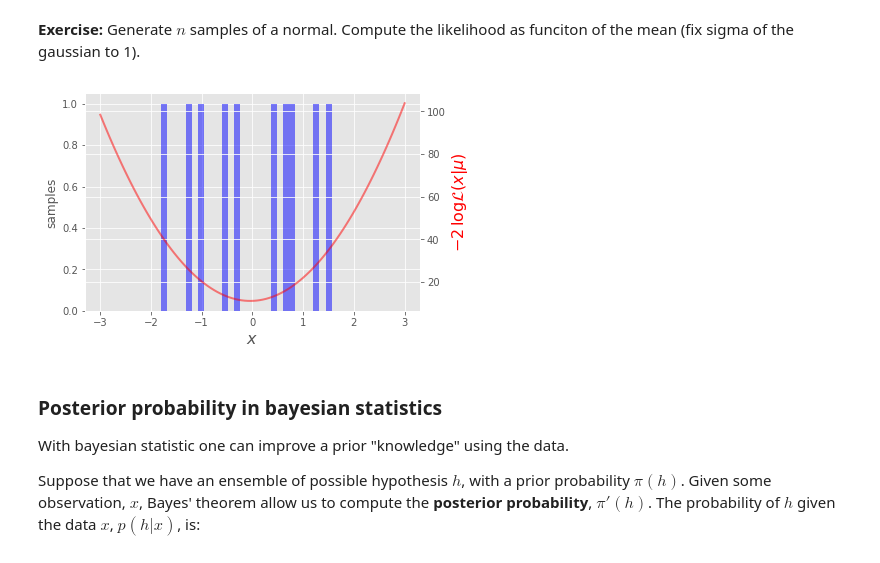
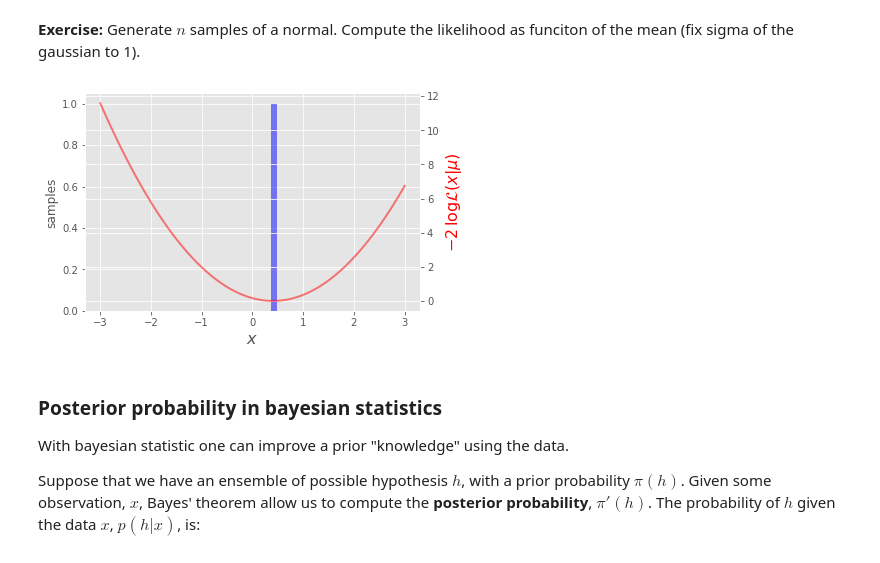
Before and after one commit to jahernando/uscdatanacourse, a Jupyter notebook: General.ipynb, the cells around one changed output. Saved outputs shown, nothing was run; the diff lists cells and outputs as text; code cells hidden in the pictures.

```diff
--- a/General.ipynb
+++ b/General.ipynb
@@ -321,25 +321,25 @@ $$
 # %% [markdown]
 **Exercise:** Generate $n$ samples of a normal. Compute the likelihood as funciton of the mean (fix sigma of the gaussian to 1).
 # %%
-n  = 10
+n  = 1
 xs = stats.norm.rvs(size=n)
 
 def ll(x, xs):
     dx = (x-xs)
     return np.sum(dx*dx)
 
 fig, ax = plt.subplots()
 ax.hist(xs, bins=50, alpha=0.5, range=(-3., 3.), color='blue')
 axb = ax.twinx()
 
 mus = np.linspace(-3., 3., 100)
 lls = np.array([ll(mu, xs) for mu in mus])
 axb.plot(mus, lls, alpha=0.5, color='red', lw=2)
 ax.set_xlabel('$x$', fontsize=16); ax.set_ylabel('samples');
 axb.set_ylabel('$-2 \, \log \mathcal{L}(x | \mu)$', color='red', fontsize=16)
 fig.savefig('figs/gen_likelihood_example.png');
 # %% [output]
-[figure, old version]
+[figure, new version]
 # %% [markdown]
 
 
```
Also changed, not shown: parts of 4 cells of this notebook, 1 other file.
